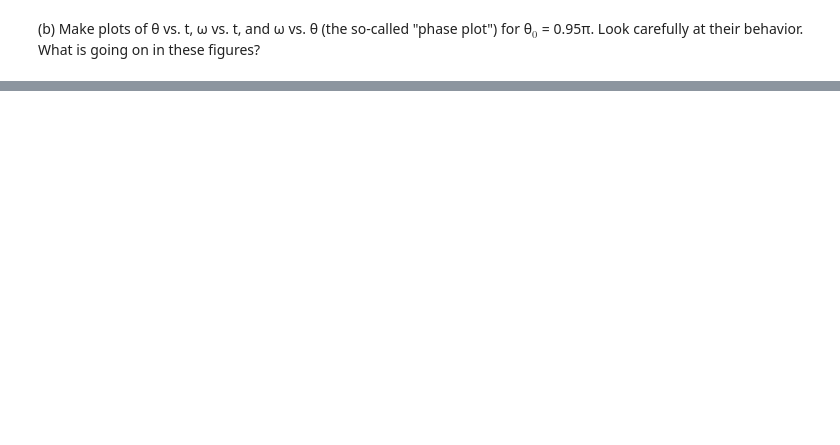
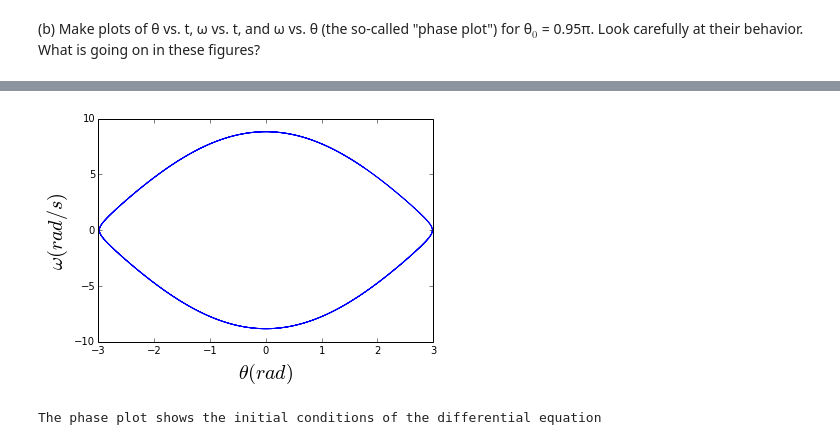
Before and after one commit to vnguye51/PHYS202-2S14, a Jupyter notebook: SciPy/ODEExercises.ipynb, the cells around one changed output, grey strips where cells are left out. Saved outputs shown, nothing was run; the diff lists cells and outputs as text; code cells hidden in the pictures; blank space fills up the shorter version.

```diff
--- a/SciPy/ODEExercises.ipynb
+++ b/SciPy/ODEExercises.ipynb
@@ -79,0 +94,10 @@ NameError: name 'omega' is not defined
+# %%
+plt.plot(theta[:,0],theta[:,1])
+plt.xlabel(r'$\theta (rad)$',fontsize=20)
+plt.ylabel(r'$\omega (rad/s)$',fontsize=20)
+plt.show()
+
+print "The phase plot shows the initial conditions of the differential equation"
+# %% [output]
+[figure, added]
+The phase plot shows the initial conditions of the differential equation
```
Also changed, not shown: parts of 20 cells of this notebook.
